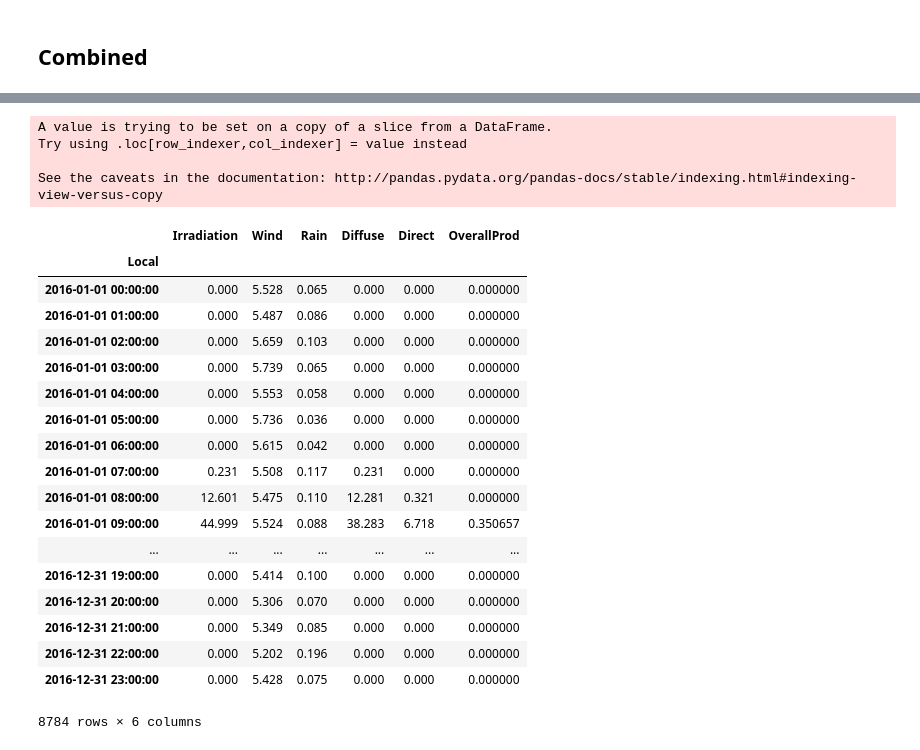
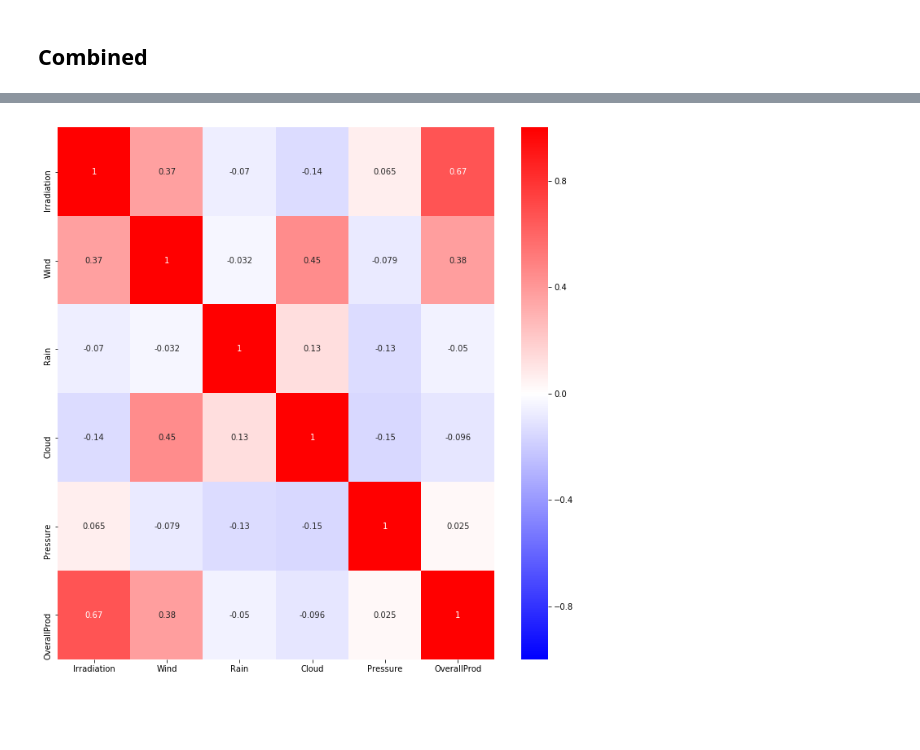
Before and after one commit to HusainKapadia/Energy-Poverty-JRC, a Jupyter notebook: main2.ipynb, the cells around one changed output, grey strips where cells are left out. Saved outputs shown, nothing was run; the diff lists cells and outputs as text; code cells hidden in the pictures; blank space fills up the shorter version.

```diff
--- a/main2.ipynb
+++ b/main2.ipynb
@@ -54,6 +60,4 @@ weather.set_index('Local', inplace=True, drop=True)
 weather = weather.drop(columns=['ID'])
 weather = weather.astype(float)
 # %%
-cols = ['Irradiation', 'Wind', 'Rain', 'Diffuse', 'Direct']
-# cols = ['Irradiation']
-weather[cols]
+cols = ['Irradiation', 'Wind', 'Rain', 'Cloud']
@@ -85,28 +76,0 @@ sns.heatmap(weather[cols].corr(), annot=True, cmap='YlOrRd')
-# %%
-fulldata = weather[cols]
-fulldata['OverallProd'] = overall_production['OverallProd']
-fulldata
-# %% [output]
-A value is trying to be set on a copy of a slice from a DataFrame.
-Try using .loc[row_indexer,col_indexer] = value instead
-
-See the caveats in the documentation: http://pandas.pydata.org/pandas-docs/stable/indexing.html#indexing-view-versus-copy
-|  | Irradiation | Wind | Rain | Diffuse | Direct | OverallProd |
-| Local |  |  |  |  |  |  |
-| 2016-01-01 00:00:00 | 0.000 | 5.528 | 0.065 | 0.000 | 0.000 | 0.000000 |
-| 2016-01-01 01:00:00 | 0.000 | 5.487 | 0.086 | 0.000 | 0.000 | 0.000000 |
-| 2016-01-01 02:00:00 | 0.000 | 5.659 | 0.103 | 0.000 | 0.000 | 0.000000 |
-| 2016-01-01 03:00:00 | 0.000 | 5.739 | 0.065 | 0.000 | 0.000 | 0.000000 |
-| 2016-01-01 04:00:00 | 0.000 | 5.553 | 0.058 | 0.000 | 0.000 | 0.000000 |
-| 2016-01-01 05:00:00 | 0.000 | 5.736 | 0.036 | 0.000 | 0.000 | 0.000000 |
-| 2016-01-01 06:00:00 | 0.000 | 5.615 | 0.042 | 0.000 | 0.000 | 0.000000 |
-| 2016-01-01 07:00:00 | 0.231 | 5.508 | 0.117 | 0.231 | 0.000 | 0.000000 |
-| 2016-01-01 08:00:00 | 12.601 | 5.475 | 0.110 | 12.281 | 0.321 | 0.000000 |
-| 2016-01-01 09:00:00 | 44.999 | 5.524 | 0.088 | 38.283 | 6.718 | 0.350657 |
-| ... | ... | ... | ... | ... | ... | ... |
-| 2016-12-31 19:00:00 | 0.000 | 5.414 | 0.100 | 0.000 | 0.000 | 0.000000 |
-| 2016-12-31 20:00:00 | 0.000 | 5.306 | 0.070 | 0.000 | 0.000 | 0.000000 |
-| 2016-12-31 21:00:00 | 0.000 | 5.349 | 0.085 | 0.000 | 0.000 | 0.000000 |
-| 2016-12-31 22:00:00 | 0.000 | 5.202 | 0.196 | 0.000 | 0.000 | 0.000000 |
-| 2016-12-31 23:00:00 | 0.000 | 5.428 | 0.075 | 0.000 | 0.000 | 0.000000 |
-8784 rows × 6 columns
@@ -116,0 +77,5 @@ y = data[:, -1]
+# %%
+sns.heatmap(fulldata.corr(), annot=True, cmap='bwr', vmin=-1, vmax=1)
+plt.rcParams['figure.figsize'] = [12, 12]
+# %% [output]
+[figure, added]
```
Also changed, not shown: parts of 38 cells of this notebook, 2 other files.
